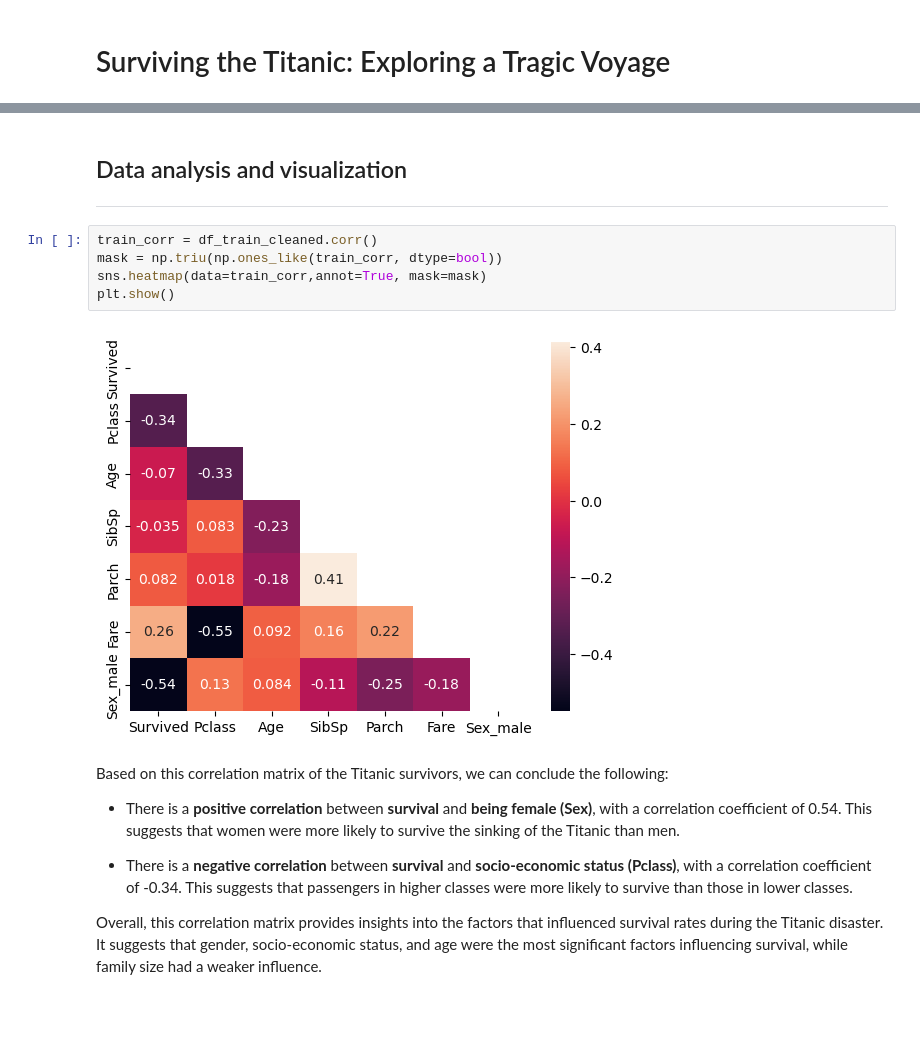
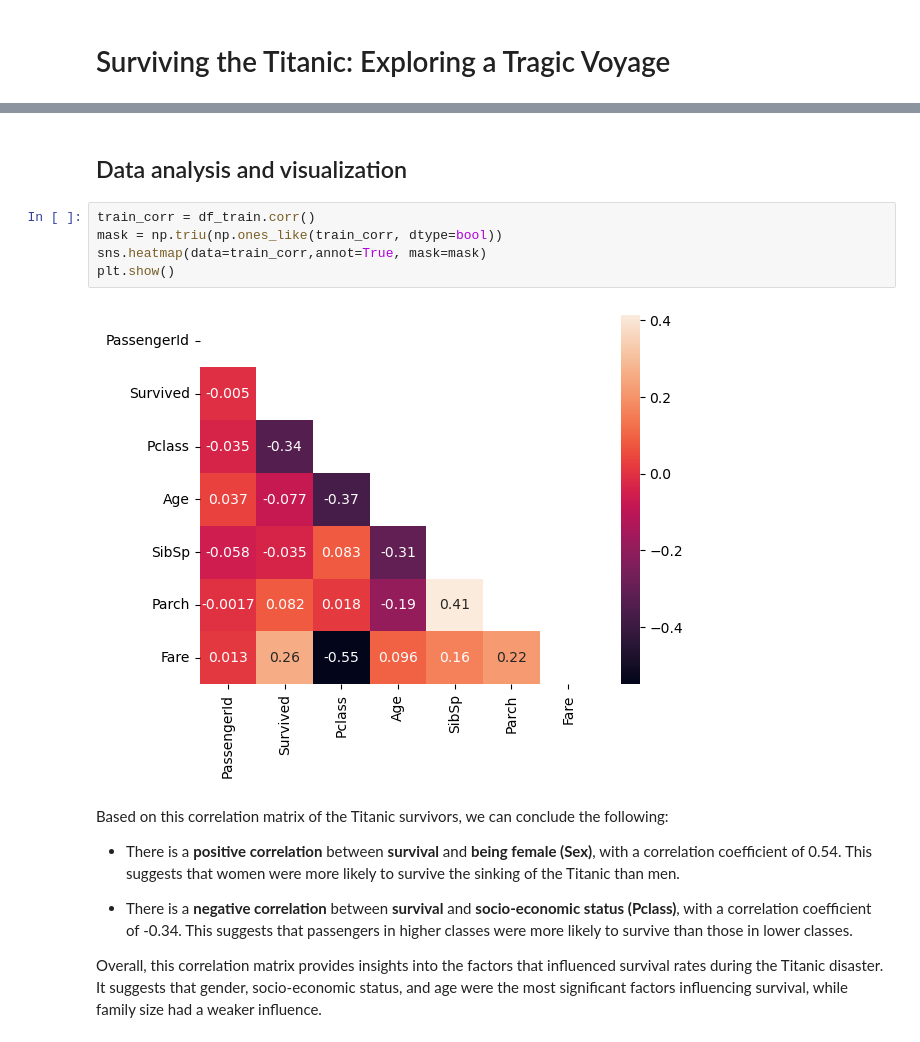
Before and after one commit to dtorresg/Kaggle-Notebooks, a Jupyter notebook: titanic/Titanic-Data-Analysis-and-Prediction.ipynb, the cells around one changed output, grey strips where cells are left out. Drawn from its saved outputs; the diff is of its cells as text; blank space fills up the shorter version.

```diff
--- a/titanic/Titanic-Data-Analysis-and-Prediction.ipynb
+++ b/titanic/Titanic-Data-Analysis-and-Prediction.ipynb
@@ -58,13 +88,12 @@ X_train, X_test,y_train,y_test = train_test_split(X_train,y_train,test_size = .2
 # %% [markdown]
 ## Data analysis and visualization
----
 # %%
-train_corr = df_train_cleaned.corr()
+train_corr = df_train.corr()
 mask = np.triu(np.ones_like(train_corr, dtype=bool))
 sns.heatmap(data=train_corr,annot=True, mask=mask)
 plt.show()
 # %% [output]
-[figure, old version]
+[figure, new version]
 # %% [markdown]
 Based on this correlation matrix of the Titanic survivors, we can conclude the following:
 
```
Also changed, not shown: parts of 26 cells of this notebook.
